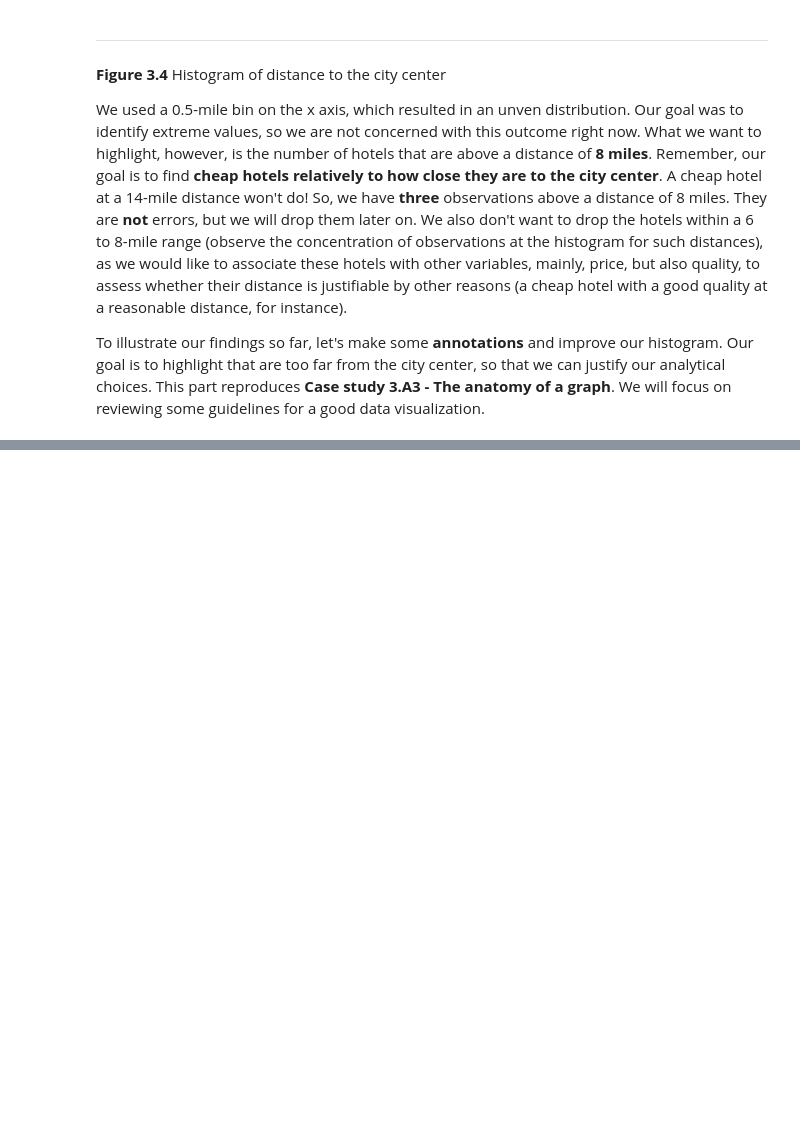
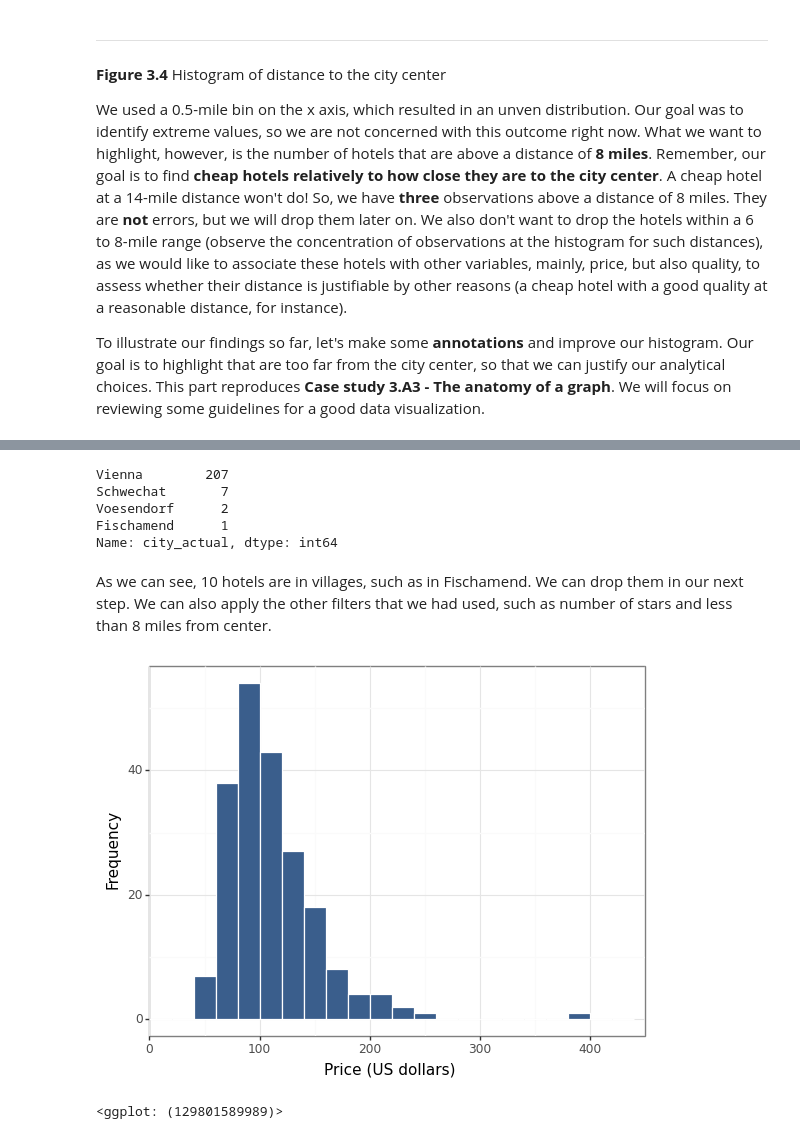
Before and after one commit to felipesebben/bk_data_analysis_studies, a Jupyter notebook: da_case_studies/ch03-hotels_vienna_explore/ch03-hotels_vienna_explore.ipynb, the cells around one changed output, grey strips where cells are left out. Cells and saved outputs as stored; diff of their text form; code cells hidden in the pictures; blank space fills up the shorter version.

```diff
--- a/da_case_studies/ch03-hotels_vienna_explore/ch03-hotels_vienna_explore.ipynb
+++ b/da_case_studies/ch03-hotels_vienna_explore/ch03-hotels_vienna_explore.ipynb
@@ -279,0 +291,31 @@ ggplot(vienna_cut, aes(x="distance")) + geom_histogram(
+# %%
+vienna_cut["city_actual"].value_counts()
+# %% [output]
+Vienna        207
+Schwechat       7
+Voesendorf      2
+Fischamend      1
+Name: city_actual, dtype: int64
+# %% [markdown]
+<p>As we can see, 10 hotels are in villages, such as in Fischamend. We can drop them in our next step. We can also apply the other filters that we had used, such as number of stars and less than 8 miles from center.</p>
+# %%
+vienna_cut = vienna.loc[
+    (vienna["accommodation_type"] == "Hotel") &
+    (vienna["stars"] >= 3) &
+    (vienna["stars"] <= 4) &
+    (~vienna["stars"].isnull()) &
+    (vienna["distance"] < 8.0) &
+    (vienna["city_actual"] == "Vienna") &
+    (vienna["price"] <= 1000)
+    ]
+# %%
+ggplot(vienna_cut, aes(x="price")) + geom_histogram(
+    y="stat(count)/sum(count))", binwidth=20, fill=color[0], color="white", boundary=0, closed="left"
+) + labs(x="Price (US dollars)", y="Frequency") + scale_x_continuous(
+    expand=[0.00, 0.00], limits=[0, 450], breaks=seq(0, 450, 100)
+) + expand_limits(
+    x=0.00, y=0.00
+) + theme_bw()
+# %% [output]
+[figure, added]
+<ggplot: (129801589989)>
```
Also changed, not shown: parts of 10 cells of this notebook.
